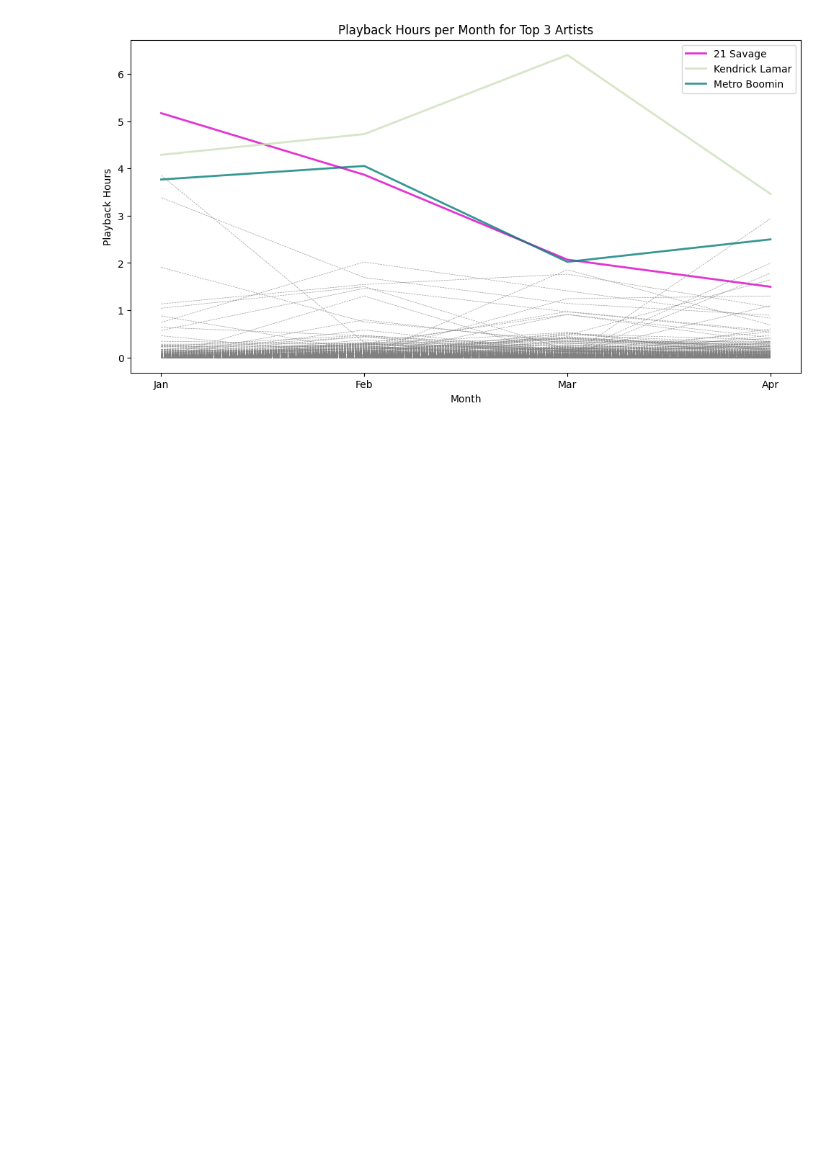
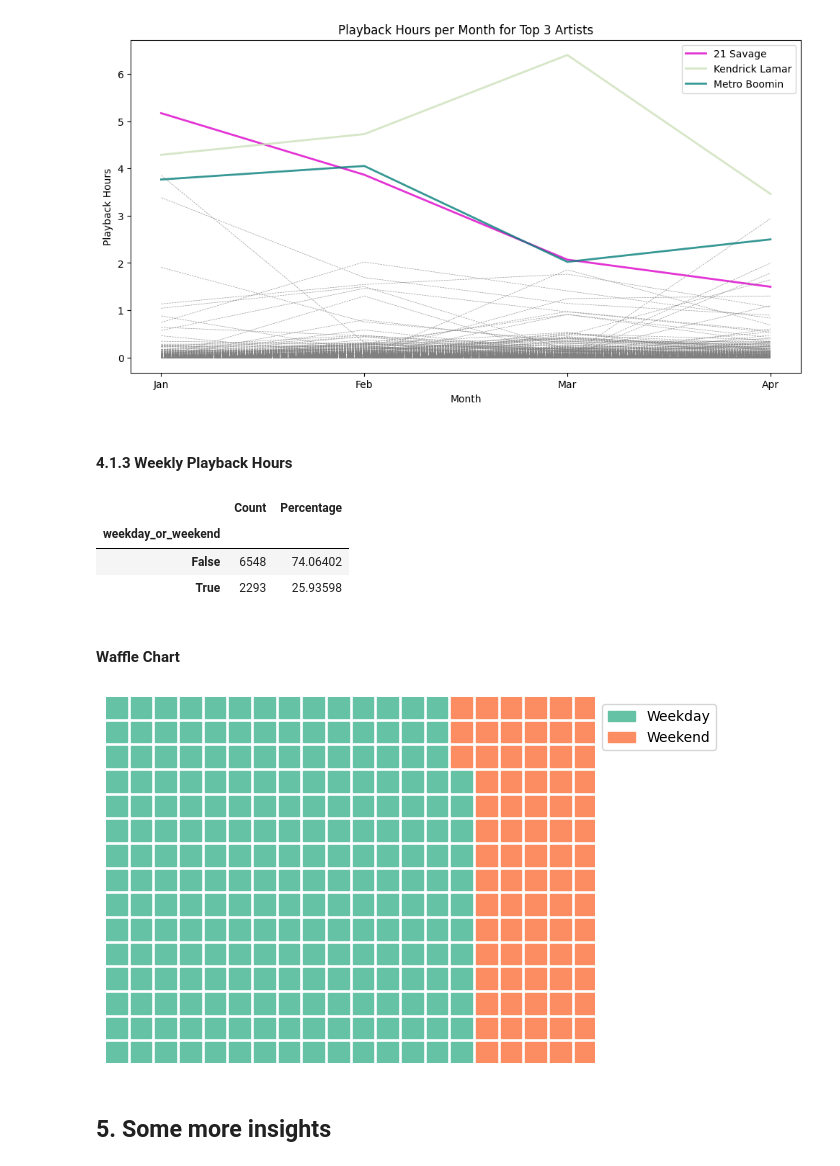
Before and after one commit to piyush-mk/SpotiStats, a Jupyter notebook: Notebook.ipynb, the cells around one changed output. Saved outputs shown, nothing was run; the diff lists cells and outputs as text; code cells hidden in the pictures; blank space fills up the shorter version.

Commit message:
new insights started

```diff
--- a/Notebook.ipynb
+++ b/Notebook.ipynb
@@ -360,3 +360,26 @@ plt.xticks(np.arange(1, 5), month_names)
 plt.show()
 # %% [output]
 [figure]
+# %% [markdown]
+#### 4.1.3 Weekly Playback Hours
+# %%
+extra_df = spotify_stream_df.copy()
+extra_df['weekday_or_weekend'] = extra_df["day-name"].isin(['Sunday','Saturday'])
+weekday_vs_weekend = extra_df.groupby(['weekday_or_weekend'])[['Count']].sum()
+weekday_vs_weekend["Percentage"] = weekday_vs_weekend["Count"]/weekday_vs_weekend["Count"].sum()*100
+weekday_vs_weekend
+# %% [output]
+|  | Count | Percentage |
+| weekday_or_weekend |  |  |
+| False | 6548 | 74.06402 |
+| True | 2293 | 25.93598 |
+# %% [markdown]
+#### Waffle Chart
+# %%
+from pywaffle import Waffle
+fig = plt.figure(FigureClass=Waffle, rows= 15, columns=20, values={'Weekday': 6548, 'Weekend': 2293},
+    legend={'loc': 'upper left', 'bbox_to_anchor': (1, 1)})
+# %% [output]
+[figure, added]
+# %% [markdown]
+## 5. Some more insights
```
Also changed, not shown: parts of 1 cell of this notebook.
